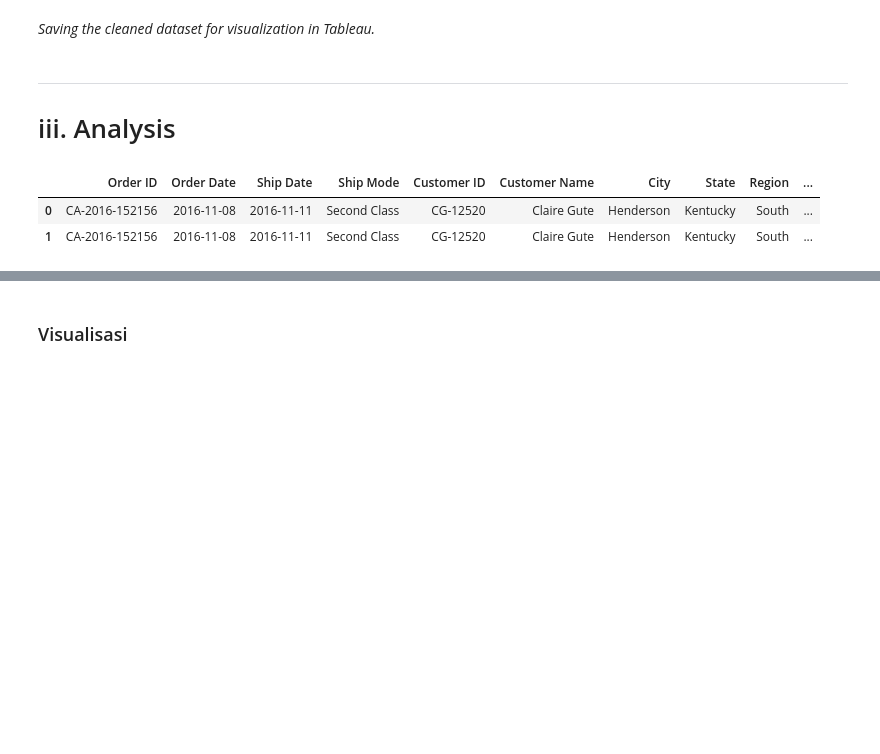
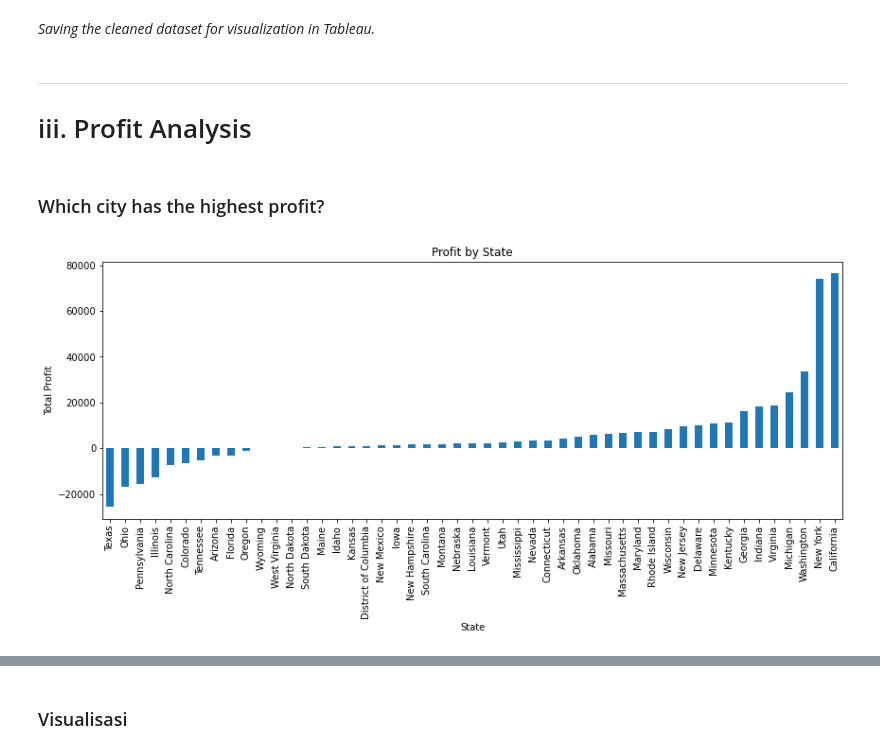
Before and after one commit to fahrizanrasyad/superstore-analysis, a Jupyter notebook: superstore_fahrizan-rasyad.ipynb, the cells around one changed output, grey strips where cells are left out. Saved outputs shown, nothing was run; the diff lists cells and outputs as text; code cells hidden in the pictures; blank space fills up the shorter version.

Commit message:
analysis part 1

```diff
--- a/superstore_fahrizan-rasyad.ipynb
+++ b/superstore_fahrizan-rasyad.ipynb
@@ -255,10 +255,20 @@ df = df.drop(columns=['Row ID', 'Segment', 'Country', 'Postal Code'])
 *Saving the cleaned dataset for visualization in Tableau.*
 # %% [markdown]
 --------------------------
-# iii. Analysis
+# iii. Profit Analysis
-# %%
-df.head(2)
-# %% [output]
-|  | Order ID | Order Date | Ship Date | Ship Mode | Customer ID | Customer Name | City | State | Region | ... |
-| 0 | CA-2016-152156 | 2016-11-08 | 2016-11-11 | Second Class | CG-12520 | Claire Gute | Henderson | Kentucky | South | ... |
-| 1 | CA-2016-152156 | 2016-11-08 | 2016-11-11 | Second Class | CG-12520 | Claire Gute | Henderson | Kentucky | South | ... |
+# %% [markdown]
+### Which city has the highest profit?
+# %%
+# Grouping profit by according its state
+profit_per_state = df.groupby('State')['Profit'].sum().sort_values()
+
+# Creating barplot using matplotlib
+plt.figure(figsize=(14, 5))
+profit_per_state.plot(kind='bar')
+
+# Adding legend to plot
+plt.title('Profit by State')
+plt.ylabel('Total Profit')
+plt.show()
+# %% [output]
+[figure, added]
```
Also changed, not shown: parts of 9 cells of this notebook.
